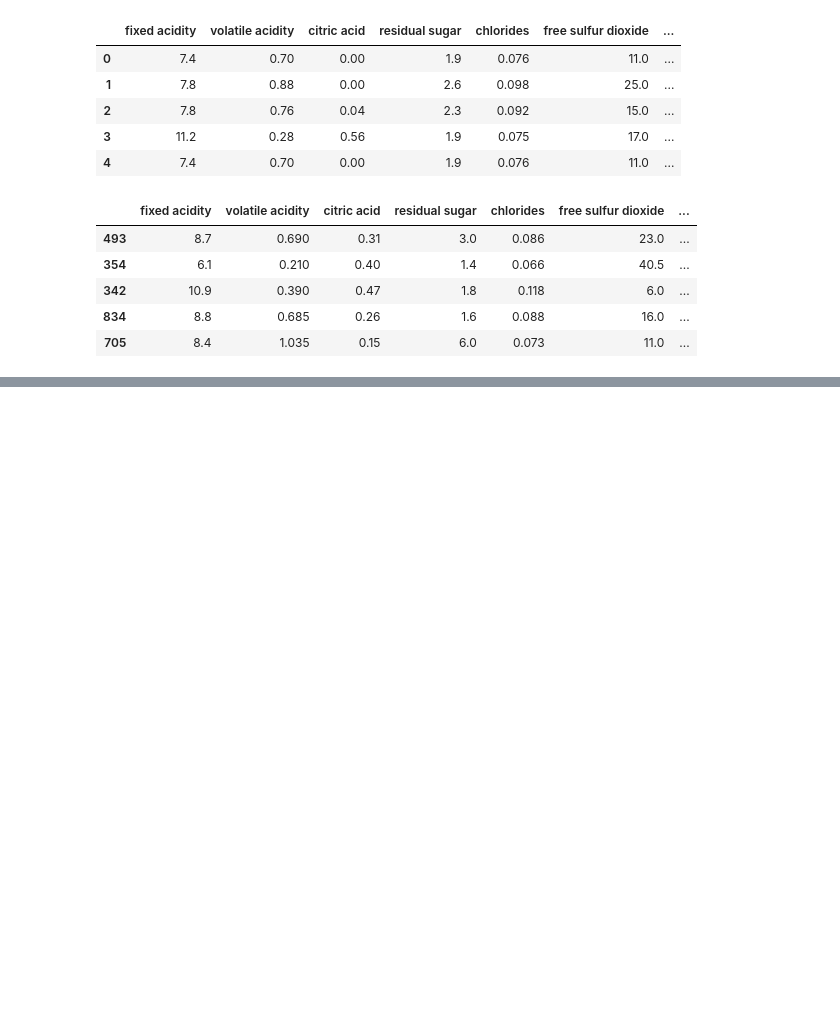
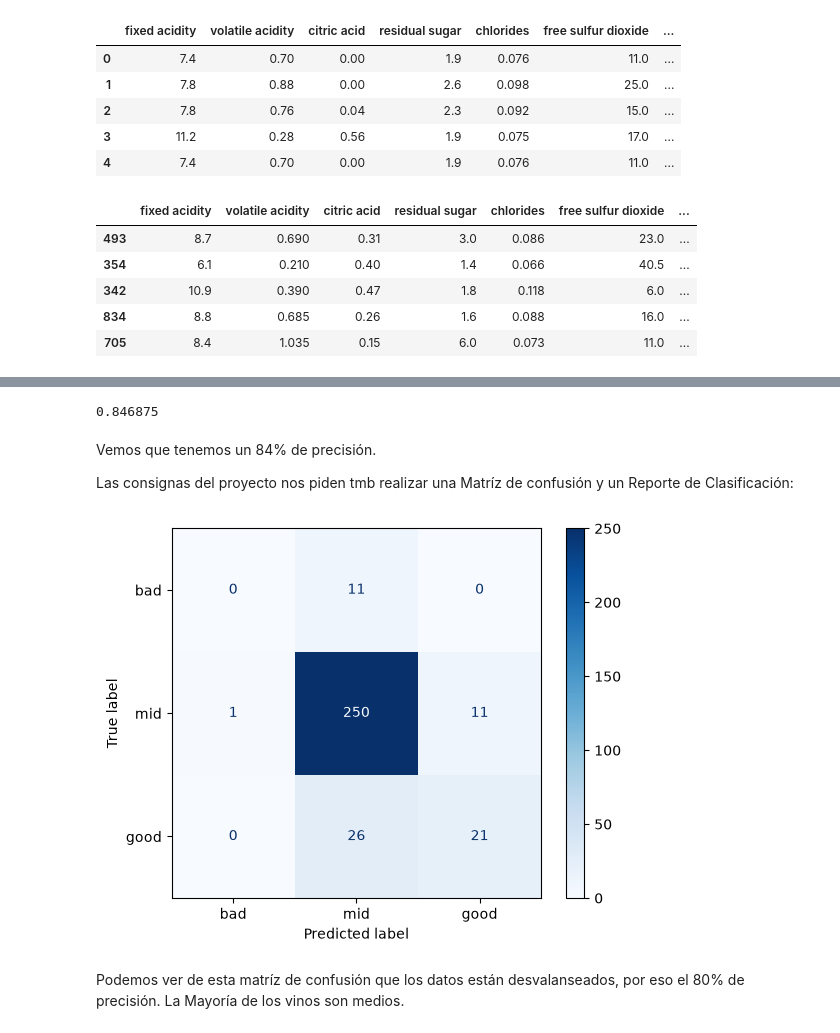
Before and after one commit to Brenda-Carloni/Vecinos_m-s_Cercanos_KNN-bren, a Jupyter notebook: src/explore.ipynb, the cells around one changed output, grey strips where cells are left out. Drawn from its saved outputs; the diff is of its cells as text; code cells hidden in the pictures; blank space fills up the shorter version.

Commit message:
Proyecto de vecinos mas cercanos finalizada

```diff
--- a/src/explore.ipynb
+++ b/src/explore.ipynb
@@ -48,7 +48,7 @@ y= df['quality']
 
 from sklearn.model_selection import train_test_split
 
-x_train, y_train, x_test, y_test = train_test_split(x, y, test_size=0.20, random_state=42)
+x_train, x_test, y_train, y_test = train_test_split(x, y, test_size=0.20, random_state=42)
 
 x_train.head()
 # %% [output]
@@ -78,0 +85,7 @@ ValueError: could not convert string to float: 'mid'
+# %%
+# como ya tenemos escalados nuestros x de entrenamiento y test, ahora podemos hacer predicciones:
+
+from sklearn.neighbors import KNeighborsClassifier
+
+model = KNeighborsClassifier()
+model.fit(x_train_esc, y_train)
@@ -78,0 +94,6 @@ ValueError: could not convert string to float: 'mid'
+# %%
+# Tenemos nuestro modelo, ahora podemos hacer predicciones:
+
+y_pred = model.predict(x_test_esc)
+
+y_pred
@@ -78,0 +118,29 @@ ValueError: could not convert string to float: 'mid'
+# %%
+# vamos a ver cómo andubieronnuestras predicciones:
+
+from sklearn.metrics import accuracy_score
+
+accuracy_score(y_test, y_pred)
+# %% [output]
+0.846875
+# %% [markdown]
+Vemos que tenemos un 84% de precisión.
+
+Las consignas del proyecto nos piden tmb realizar una Matríz de confusión y un Reporte de Clasificación:
+# %%
+from sklearn.metrics import confusion_matrix, classification_report
+
+labels=['bad', 'mid', 'good']
+matriz_confusion = confusion_matrix(y_test, y_pred, labels= labels)
+
+import matplotlib.pyplot as plt
+from sklearn.metrics import ConfusionMatrixDisplay
+
+disp = ConfusionMatrixDisplay(confusion_matrix=matriz_confusion, display_labels= labels)
+
+disp.plot(cmap= plt.cm.Blues)
+plt.show()
+# %% [output]
+[figure, added]
+# %% [markdown]
+Podemos ver de esta matríz de confusión que los datos están desvalanseados, por eso el 80% de precisión. La Mayoría de los vinos son medios.
```
Also changed, not shown: parts of 13 cells of this notebook.
